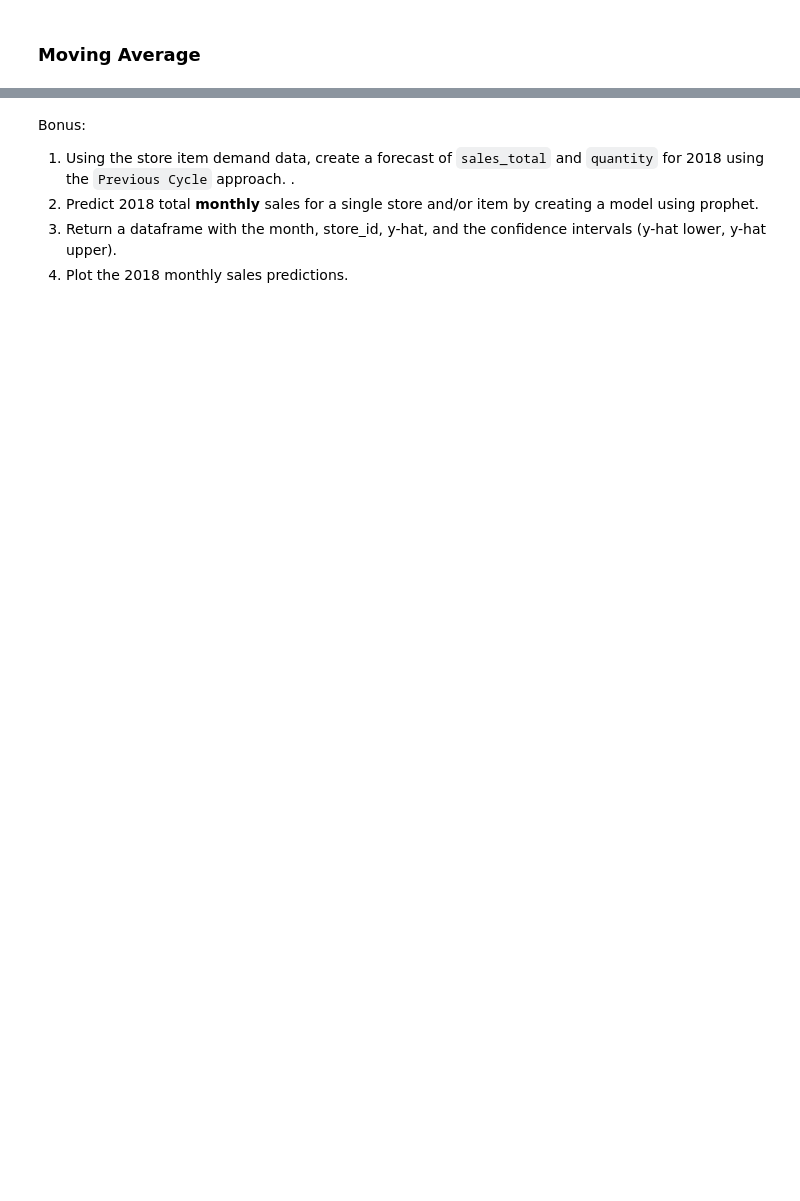
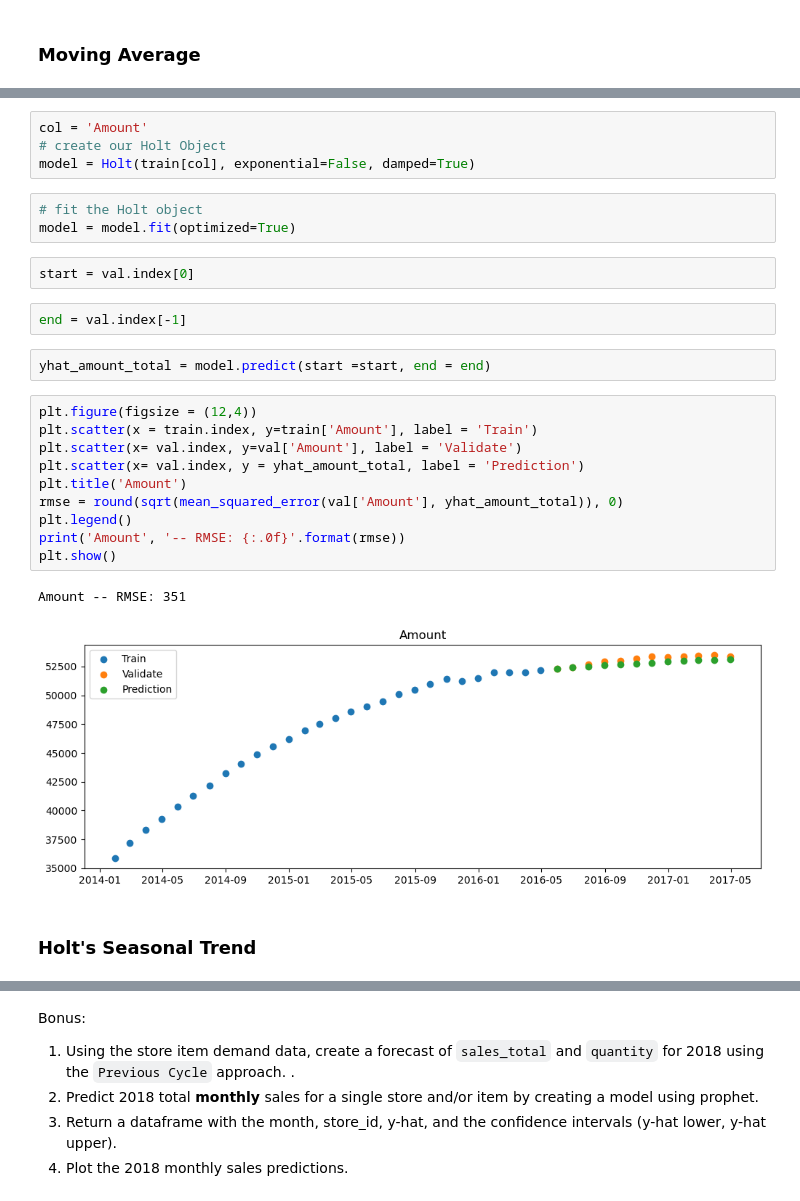
Before and after one commit to JoshuaHolt-Tech/time-series-exercises, a Jupyter notebook: time_series_modeling.ipynb, the cells around one changed output, grey strips where cells are left out. Saved outputs shown, nothing was run; the diff lists cells and outputs as text; blank space fills up the shorter version.

Commit message:
Finished modeling exercises.

```diff
--- a/time_series_modeling.ipynb
+++ b/time_series_modeling.ipynb
@@ -166,0 +217,28 @@ rmse1
+# %%
+col = 'Amount'
+# create our Holt Object
+model = Holt(train[col], exponential=False, damped=True)
+# %%
+# fit the Holt object
+model = model.fit(optimized=True)
+# %%
+start = val.index[0]
+# %%
+end = val.index[-1]
+# %%
+yhat_amount_total = model.predict(start =start, end = end)
+# %%
+plt.figure(figsize = (12,4))
+plt.scatter(x = train.index, y=train['Amount'], label = 'Train')
+plt.scatter(x= val.index, y=val['Amount'], label = 'Validate')
+plt.scatter(x= val.index, y = yhat_amount_total, label = 'Prediction')
+plt.title('Amount')
+rmse = round(sqrt(mean_squared_error(val['Amount'], yhat_amount_total)), 0)
+plt.legend()
+print('Amount', '-- RMSE: {:.0f}'.format(rmse))
+plt.show()
+# %% [output]
+Amount -- RMSE: 351
+[figure, added]
+# %% [markdown]
+### Holt's Seasonal Trend
```
Also changed, not shown: parts of 38 cells of this notebook, 1 other file.
